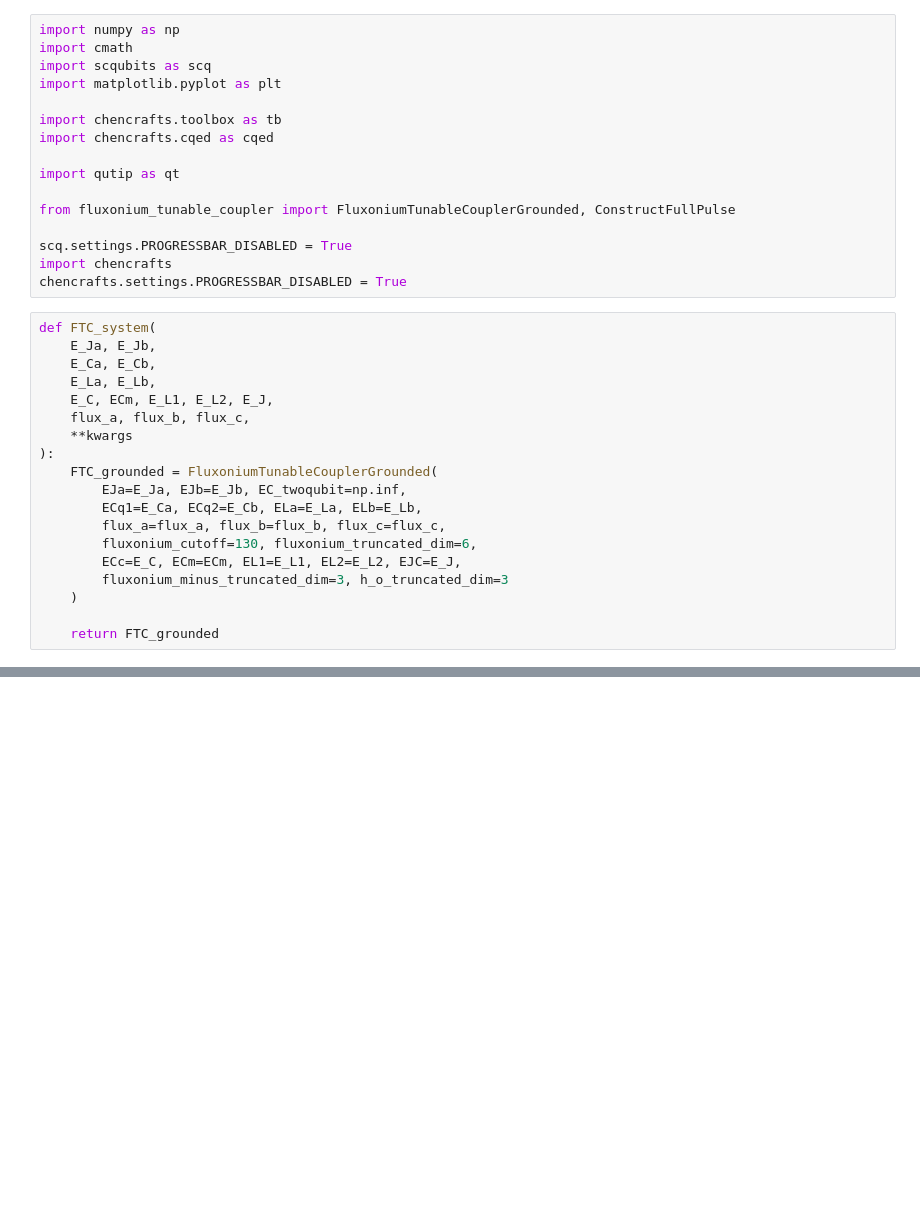
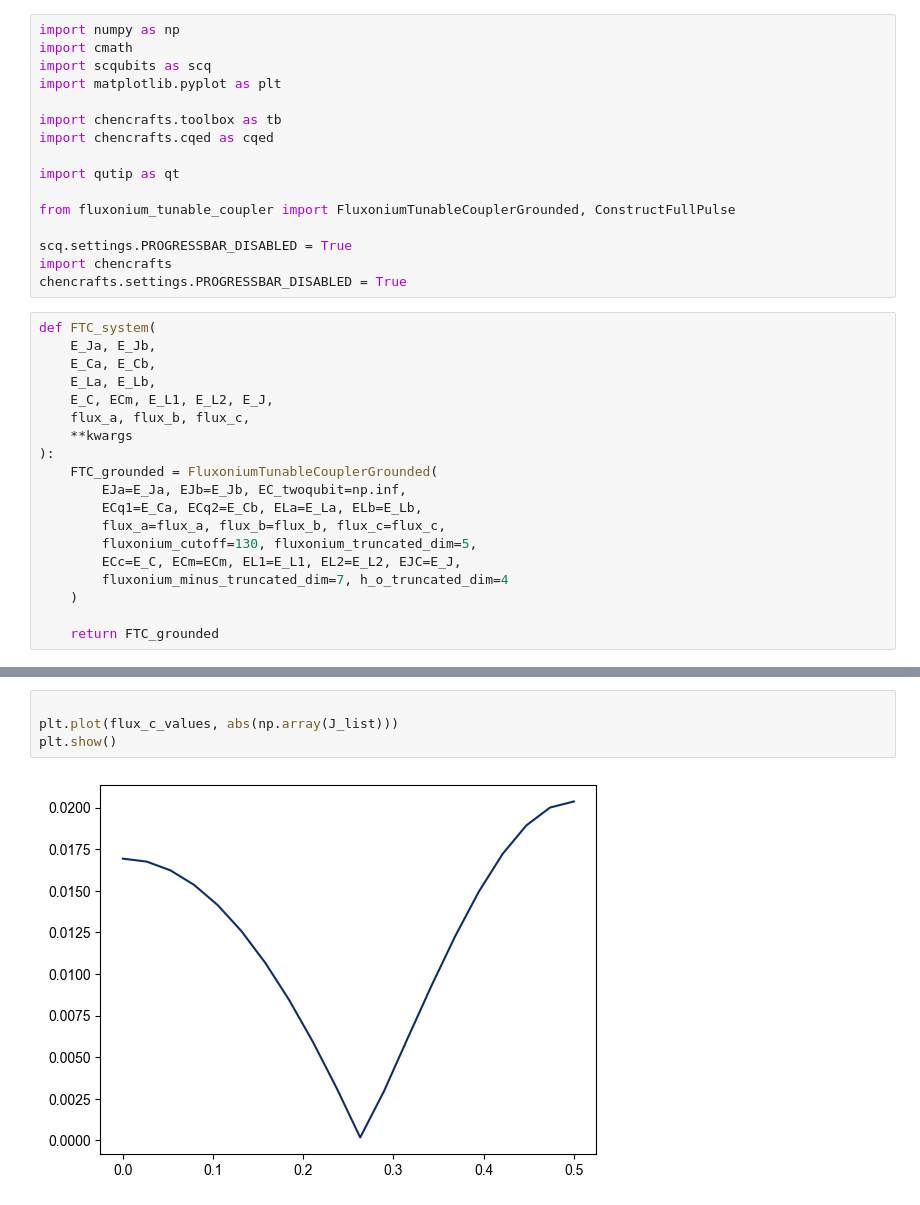
Before and after one commit to yunweilu/fluxonium, a Jupyter notebook: dkw_J.ipynb, the cells around one changed output, grey strips where cells are left out. Saved outputs shown, nothing was run; the diff lists cells and outputs as text; blank space fills up the shorter version.

```diff
--- a/dkw_J.ipynb
+++ b/dkw_J.ipynb
@@ -27,9 +27,9 @@ def FTC_system(
         EJa=E_Ja, EJb=E_Jb, EC_twoqubit=np.inf,
         ECq1=E_Ca, ECq2=E_Cb, ELa=E_La, ELb=E_Lb,
         flux_a=flux_a, flux_b=flux_b, flux_c=flux_c,
-        fluxonium_cutoff=130, fluxonium_truncated_dim=6,
+        fluxonium_cutoff=130, fluxonium_truncated_dim=5,
         ECc=E_C, ECm=ECm, EL1=E_L1, EL2=E_L2, EJC=E_J,
-        fluxonium_minus_truncated_dim=3, h_o_truncated_dim=3
+        fluxonium_minus_truncated_dim=7, h_o_truncated_dim=4
     )
 
     return FTC_grounded
@@ -61,0 +193,6 @@ Fluxonium(**{'EJ': 3, 'EC': 22.239502332814933, 'EL': 1.105, 'flux': 0.275787097
+# %%
+
+plt.plot(flux_c_values, abs(np.array(J_list)))
+plt.show()
+# %% [output]
+[figure, added]
```
Also changed, not shown: parts of 12 cells of this notebook, 3 other files.
